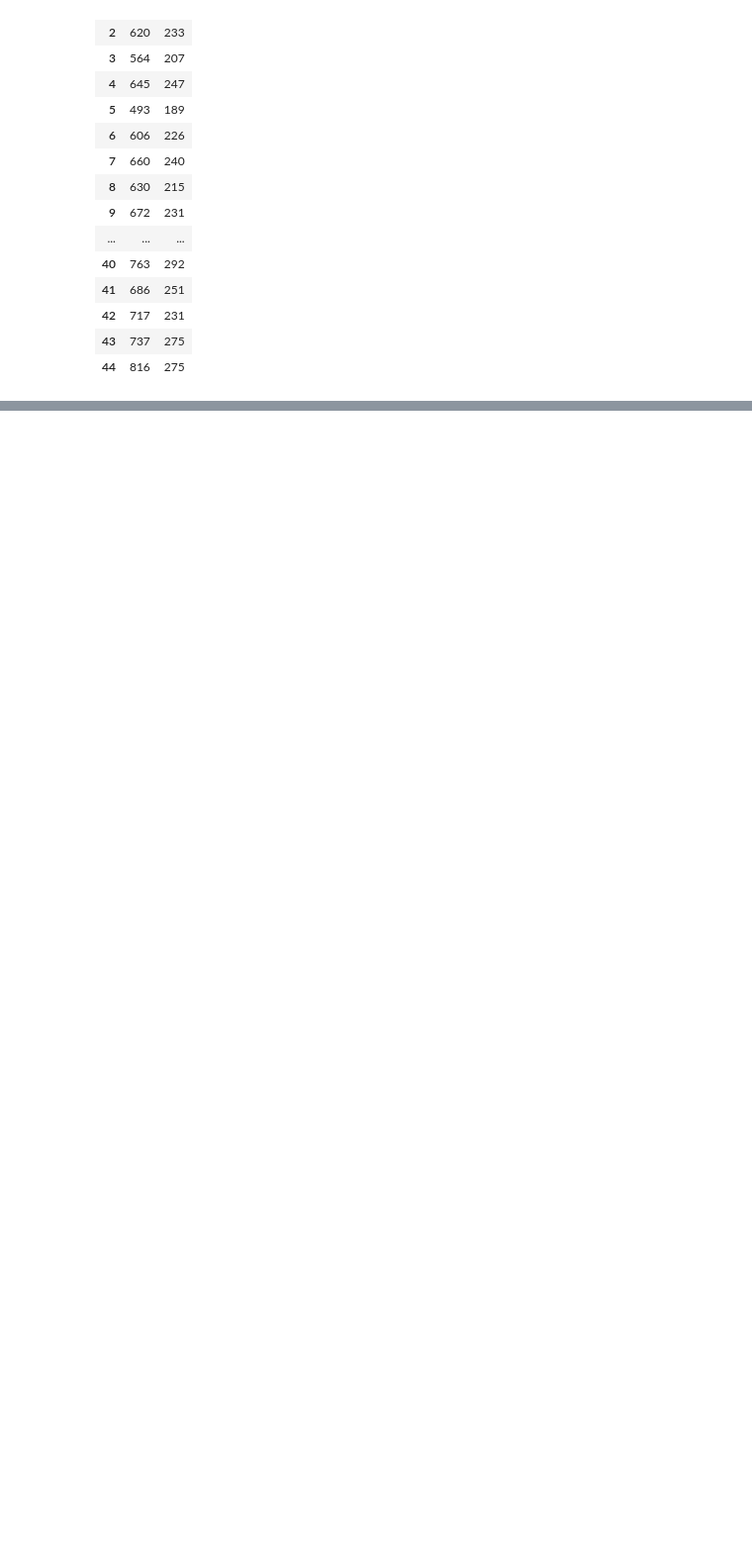
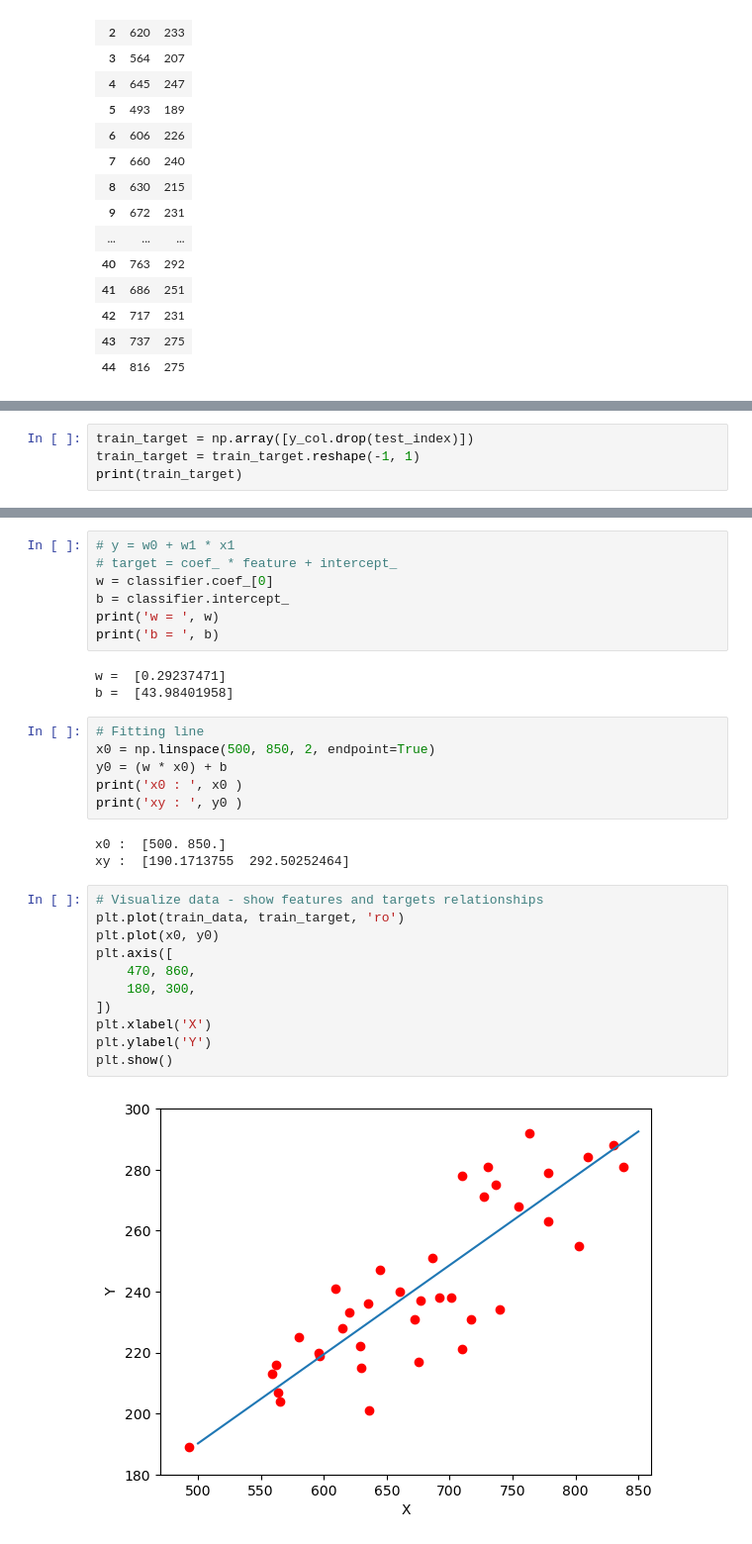
Before and after one commit to TaQuangKhoi/Tri-Tue-Nhan-Tao, a Jupyter notebook: Bao-Cao-Cuoi-Ky/Gray Kangaroos.ipynb, the cells around one changed output, grey strips where cells are left out. Shown at 99% size. Cells and saved outputs as stored; diff of their text form; blank space fills up the shorter version.

```diff
--- a/Bao-Cao-Cuoi-Ky/Gray Kangaroos.ipynb
+++ b/Bao-Cao-Cuoi-Ky/Gray Kangaroos.ipynb
@@ -42,0 +61,4 @@ array([0.32125248, 0.41990548, 0.83440197, 0.45845188, 0.10638128,
+# %%
+train_target = np.array([y_col.drop(test_index)])
+train_target = train_target.reshape(-1, 1)
+print(train_target)
@@ -42,0 +96,32 @@ array([0.32125248, 0.41990548, 0.83440197, 0.45845188, 0.10638128,
+# %%
+# y = w0 + w1 * x1
+# target = coef_ * feature + intercept_
+w = classifier.coef_[0]
+b = classifier.intercept_
+print('w = ', w)
+print('b = ', b)
+# %% [output]
+w =  [0.29237471]
+b =  [43.98401958]
+# %%
+# Fitting line
+x0 = np.linspace(500, 850, 2, endpoint=True)
+y0 = (w * x0) + b
+print('x0 : ', x0 )
+print('xy : ', y0 )
+# %% [output]
+x0 :  [500. 850.]
+xy :  [190.1713755  292.50252464]
+# %%
+# Visualize data - show features and targets relationships
+plt.plot(train_data, train_target, 'ro')
+plt.plot(x0, y0)
+plt.axis([
+    470, 860,
+    180, 300,
+])
+plt.xlabel('X')
+plt.ylabel('Y')
+plt.show()
+# %% [output]
+[figure, added]
```
Also changed, not shown: parts of 6 cells of this notebook, 1 other file.
